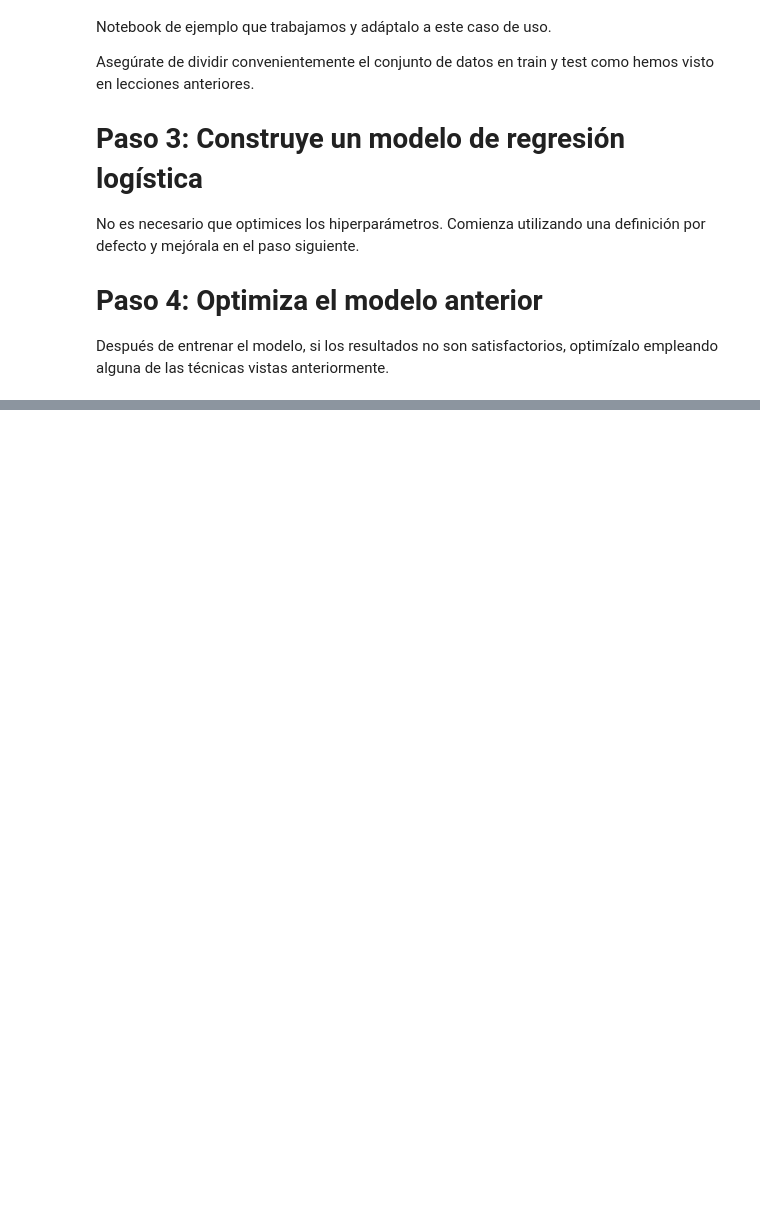
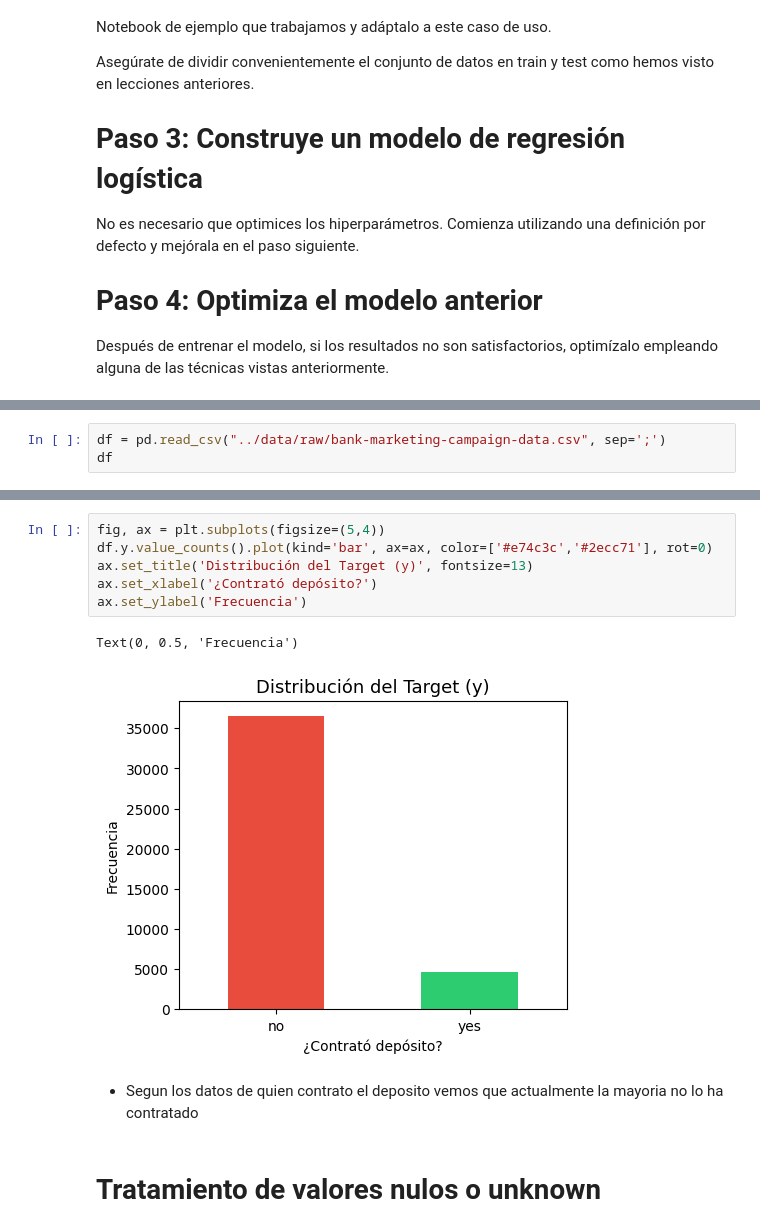
Before and after one commit to 4GeeksAcademy/alejandroantoniogutierrez-intro-ml, a Jupyter notebook: src/01.logistic-regression-bank-marketing-campaign-data.ipynb, the cells around one changed output, grey strips where cells are left out. Drawn from its saved outputs; the diff is of its cells as text; blank space fills up the shorter version.

```diff
--- a/src/01.logistic-regression-bank-marketing-campaign-data.ipynb
+++ b/src/01.logistic-regression-bank-marketing-campaign-data.ipynb
@@ -39,0 +64,3 @@ Después de entrenar el modelo, si los resultados no son satisfactorios, optimí
+# %%
+df = pd.read_csv("../data/raw/bank-marketing-campaign-data.csv", sep=';')
+df
@@ -39,0 +231,13 @@ Después de entrenar el modelo, si los resultados no son satisfactorios, optimí
+# %%
+fig, ax = plt.subplots(figsize=(5,4))
+df.y.value_counts().plot(kind='bar', ax=ax, color=['#e74c3c','#2ecc71'], rot=0)
+ax.set_title('Distribución del Target (y)', fontsize=13)
+ax.set_xlabel('¿Contrató depósito?')
+ax.set_ylabel('Frecuencia')
+# %% [output]
+Text(0, 0.5, 'Frecuencia')
+[figure, added]
+# %% [markdown]
+- Segun los datos de quien contrato el deposito vemos que actualmente la mayoria no lo ha contratado
+# %% [markdown]
+# Tratamiento de valores nulos o unknown
```
Also changed, not shown: parts of 49 cells of this notebook, 3 other files.
